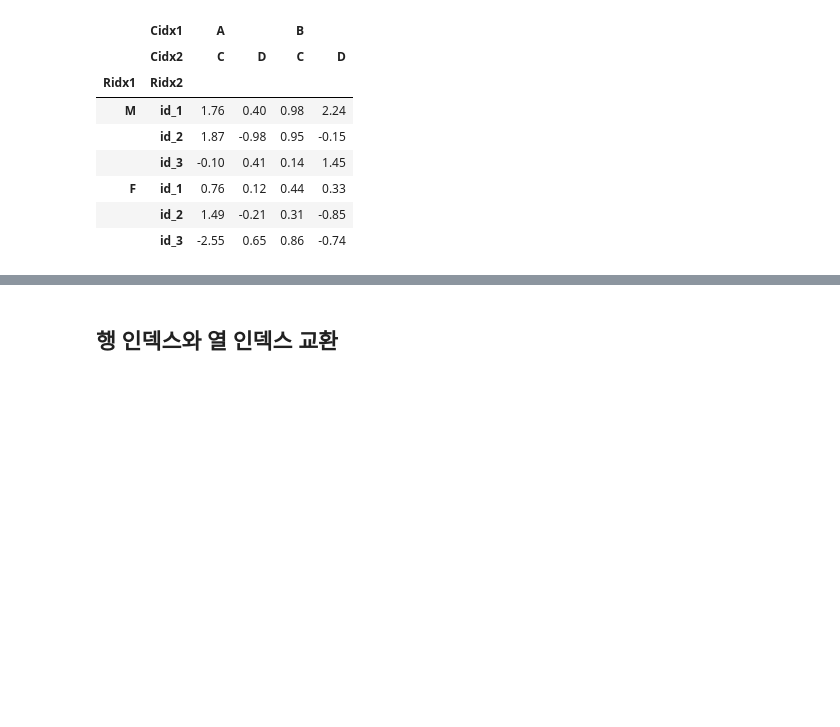
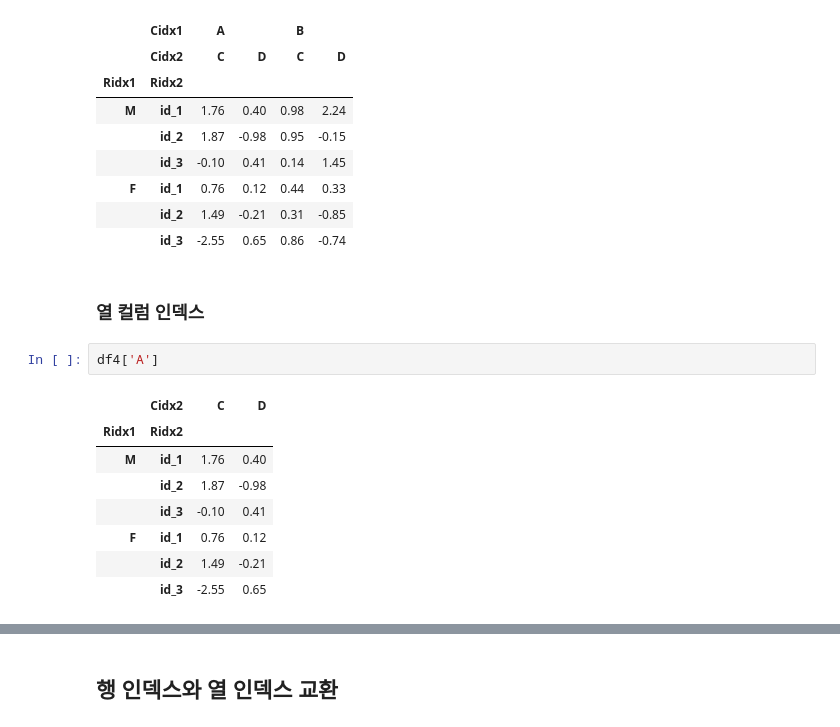
Before and after one commit to k2moon/python, a Jupyter notebook: pandas/pandas05.ipynb, the cells around one changed output, grey strips where cells are left out. Cells and saved outputs as stored; diff of their text form; blank space fills up the shorter version.

```diff
--- a/pandas/pandas05.ipynb
+++ b/pandas/pandas05.ipynb
@@ -150,3 +153,16 @@ df4
 | F | id_1 | 0.76 | 0.12 | 0.44 | 0.33 |
 |  | id_2 | 1.49 | -0.21 | 0.31 | -0.85 |
 |  | id_3 | -2.55 | 0.65 | 0.86 | -0.74 |
+# %% [markdown]
+### 열 컬럼 인덱스
+# %%
+df4['A']
+# %% [output]
+|  | Cidx2 | C | D |
+| Ridx1 | Ridx2 |  |  |
+| M | id_1 | 1.76 | 0.40 |
+|  | id_2 | 1.87 | -0.98 |
+|  | id_3 | -0.10 | 0.41 |
+| F | id_1 | 0.76 | 0.12 |
+|  | id_2 | 1.49 | -0.21 |
+|  | id_3 | -2.55 | 0.65 |
```
Also changed, not shown: parts of 12 cells of this notebook.
